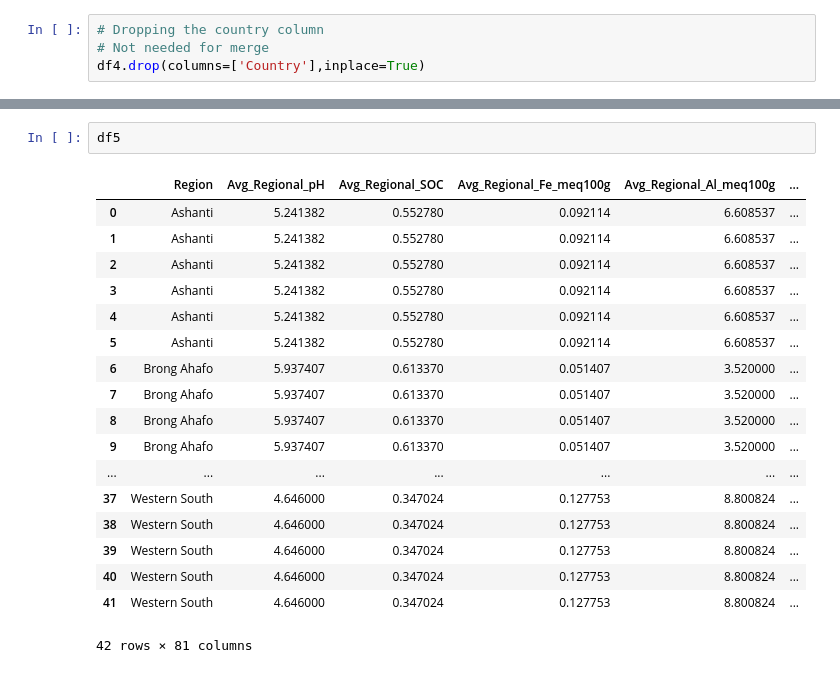
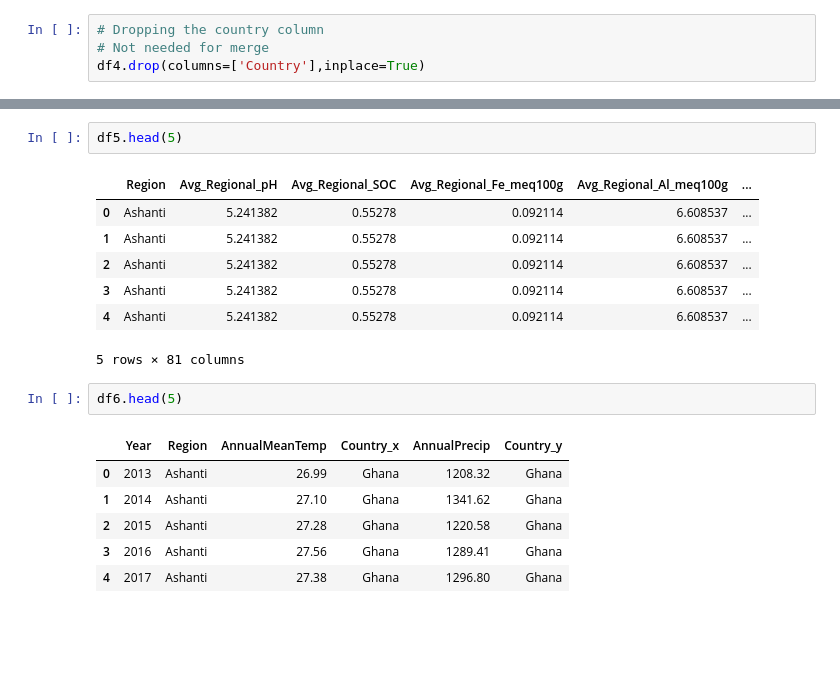
Before and after one commit to Sk2195/The-Chocolate-Project, a Jupyter notebook: Data -DataPreprocessing/Final-PreProcessing.ipynb, the cells around one changed output, grey strips where cells are left out. Drawn from its saved outputs; the diff is of its cells as text; blank space fills up the shorter version.

```diff
--- a/Data -DataPreprocessing/Final-PreProcessing.ipynb
+++ b/Data -DataPreprocessing/Final-PreProcessing.ipynb
@@ -152,24 +153,22 @@ df4
 | 6 | 2019 | 55.391316 | 126037.40 | 11.239343 | 0.081130 | ... |
 | 7 | 2020 | 55.393020 | 126037.40 | 11.046310 | 0.078103 | ... |
 # %%
-df5
+df5.head(5)
 # %% [output]
 |  | Region | Avg_Regional_pH | Avg_Regional_SOC | Avg_Regional_Fe_meq100g | Avg_Regional_Al_meq100g | ... |
-| 0 | Ashanti | 5.241382 | 0.552780 | 0.092114 | 6.608537 | ... |
-| 1 | Ashanti | 5.241382 | 0.552780 | 0.092114 | 6.608537 | ... |
-| 2 | Ashanti | 5.241382 | 0.552780 | 0.092114 | 6.608537 | ... |
-| 3 | Ashanti | 5.241382 | 0.552780 | 0.092114 | 6.608537 | ... |
-| 4 | Ashanti | 5.241382 | 0.552780 | 0.092114 | 6.608537 | ... |
-| 5 | Ashanti | 5.241382 | 0.552780 | 0.092114 | 6.608537 | ... |
-| 6 | Brong Ahafo | 5.937407 | 0.613370 | 0.051407 | 3.520000 | ... |
-| 7 | Brong Ahafo | 5.937407 | 0.613370 | 0.051407 | 3.520000 | ... |
-| 8 | Brong Ahafo | 5.937407 | 0.613370 | 0.051407 | 3.520000 | ... |
-| 9 | Brong Ahafo | 5.937407 | 0.613370 | 0.051407 | 3.520000 | ... |
-| ... | ... | ... | ... | ... | ... | ... |
-| 37 | Western South | 4.646000 | 0.347024 | 0.127753 | 8.800824 | ... |
-| 38 | Western South | 4.646000 | 0.347024 | 0.127753 | 8.800824 | ... |
-| 39 | Western South | 4.646000 | 0.347024 | 0.127753 | 8.800824 | ... |
-| 40 | Western South | 4.646000 | 0.347024 | 0.127753 | 8.800824 | ... |
-| 41 | Western South | 4.646000 | 0.347024 | 0.127753 | 8.800824 | ... |
+| 0 | Ashanti | 5.241382 | 0.55278 | 0.092114 | 6.608537 | ... |
+| 1 | Ashanti | 5.241382 | 0.55278 | 0.092114 | 6.608537 | ... |
+| 2 | Ashanti | 5.241382 | 0.55278 | 0.092114 | 6.608537 | ... |
+| 3 | Ashanti | 5.241382 | 0.55278 | 0.092114 | 6.608537 | ... |
+| 4 | Ashanti | 5.241382 | 0.55278 | 0.092114 | 6.608537 | ... |
-42 rows × 81 columns
+5 rows × 81 columns
+# %%
+df6.head(5)
+# %% [output]
+|  | Year | Region | AnnualMeanTemp | Country_x | AnnualPrecip | Country_y |
+| 0 | 2013 | Ashanti | 26.99 | Ghana | 1208.32 | Ghana |
+| 1 | 2014 | Ashanti | 27.10 | Ghana | 1341.62 | Ghana |
+| 2 | 2015 | Ashanti | 27.28 | Ghana | 1220.58 | Ghana |
+| 3 | 2016 | Ashanti | 27.56 | Ghana | 1289.41 | Ghana |
+| 4 | 2017 | Ashanti | 27.38 | Ghana | 1296.80 | Ghana |
 # %%
```
Also changed, not shown: parts of 47 cells of this notebook.
